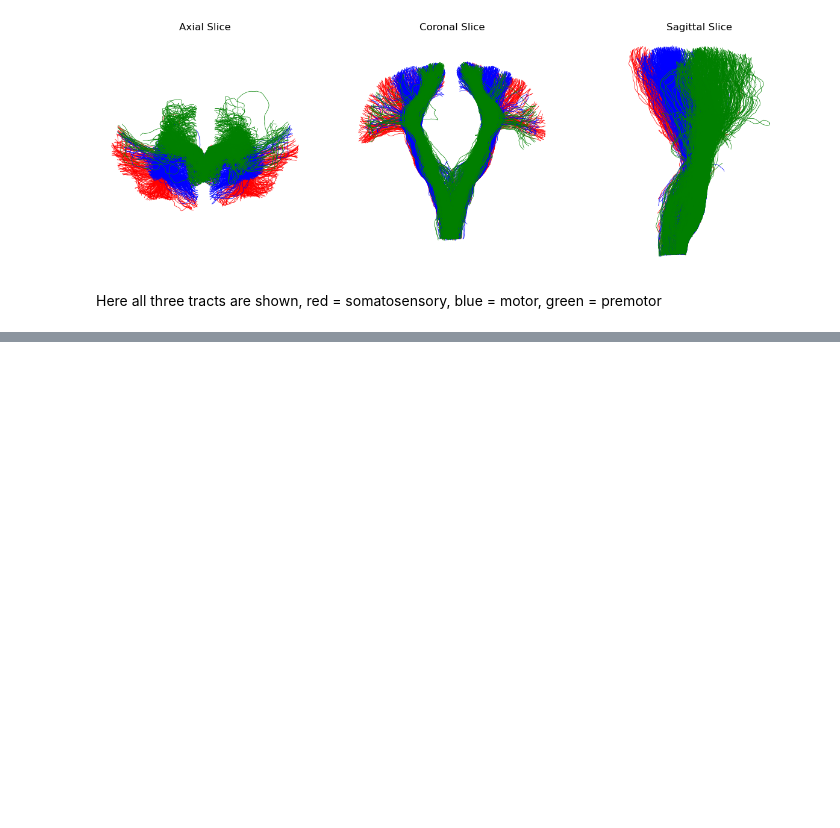
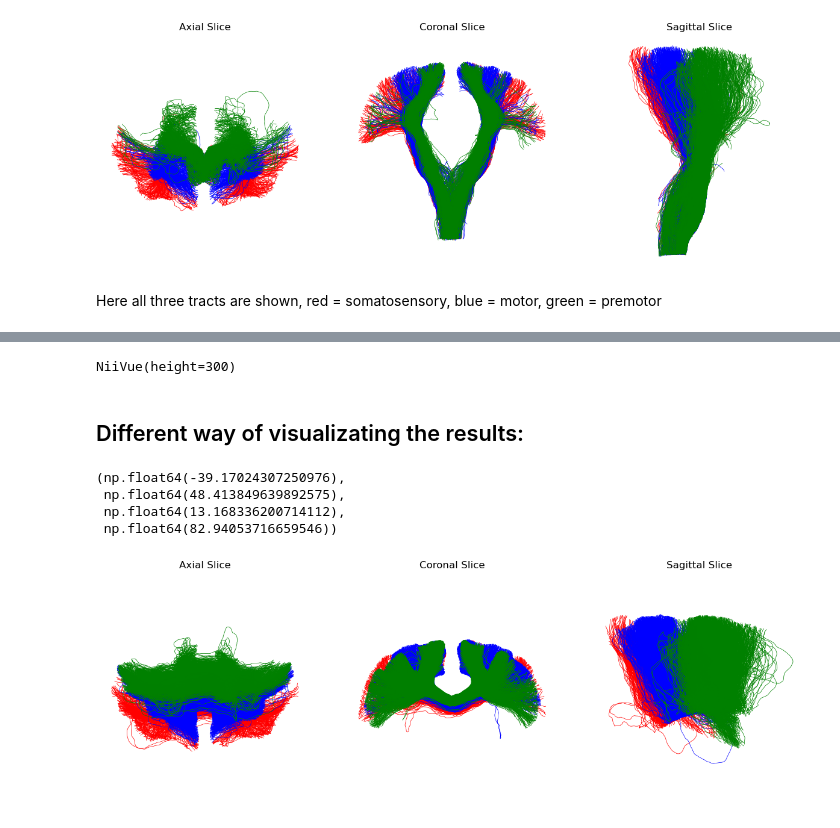
Before and after one commit to halmgren/tractography_tutorial_pactals, a Jupyter notebook: Tutorial_tractography_pactals_neurodesk.ipynb, the cells around one changed output, grey strips where cells are left out. Drawn from its saved outputs; the diff is of its cells as text; code cells hidden in the pictures; blank space fills up the shorter version.

```diff
--- a/Tutorial_tractography_pactals_neurodesk.ipynb
+++ b/Tutorial_tractography_pactals_neurodesk.ipynb
@@ -289,0 +396,18 @@ Here all three tracts are shown, red = somatosensory, blue = motor, green = prem
+# %%
+#Display the premotor part of the CC
+nv=NiiVue()
+nv.load_volumes(
+    [
+        {"path": "anatomical.nii.gz"}
+    ]
+)
+nv.load_meshes(
+    [
+        {"path": "../data/fulltract_CC_subdivision5-6.tck"}
+    ]
+)
+nv
+# %% [output]
+NiiVue(height=300)
+# %% [markdown]
+## Different way of visualizating the results:
@@ -289,0 +417,56 @@ Here all three tracts are shown, red = somatosensory, blue = motor, green = prem
+# %%
+# Somatosensory part
+# Load the .tck file using nibabel
+tractogram1 = nib.streamlines.load("../data/fulltract_CC_subdivision1-2.tck")
+streamlines_to_display1 = tractogram1.streamlines
+streamlines_to_display1 = list(streamlines_to_display1)
+
+tractogram2 = nib.streamlines.load("../data/fulltract_CC_subdivision3-4.tck")
+streamlines_to_display2 = tractogram2.streamlines
+streamlines_to_display2 = list(streamlines_to_display2)
+
+tractogram3 = nib.streamlines.load("../data/fulltract_CC_subdivision5-6.tck")
+streamlines_to_display3 = tractogram3.streamlines
+streamlines_to_display3 = list(streamlines_to_display3)
+
+# Set up the plot with 3 subplots
+fig, axes = plt.subplots(1, 3, figsize=(15, 5))
+
+# Plot Axial slice
+for streamline in streamlines_to_display1:
+    axes[0].plot(streamline[:, 0], streamline[:, 1], color='red', lw=0.5)
+for streamline in streamlines_to_display2:
+    axes[0].plot(streamline[:, 0], streamline[:, 1], color='blue', lw=0.5)
+for streamline in streamlines_to_display3:
+    axes[0].plot(streamline[:, 0], streamline[:, 1], color='green', lw=0.5)
+axes[0].axis("off")
+axes[0].set_title("Axial Slice")
+axes[0].axis("equal")
+
+# Plot Coronal slice
+for streamline in streamlines_to_display1:
+    axes[1].plot(streamline[:, 0], streamline[:, 2], color='red', lw=0.5)
+for streamline in streamlines_to_display2:
+    axes[1].plot(streamline[:, 0], streamline[:, 2], color='blue', lw=0.5)
+for streamline in streamlines_to_display3:
+    axes[1].plot(streamline[:, 0], streamline[:, 2], color='green', lw=0.5)
+axes[1].axis("off")
+axes[1].set_title("Coronal Slice")
+axes[1].axis("equal")
+
+# Plot Sagittal slice
+for streamline in streamlines_to_display1:
+    axes[2].plot(streamline[:, 1], streamline[:, 2], color='red', lw=0.5)
+for streamline in streamlines_to_display2:
+    axes[2].plot(streamline[:, 1], streamline[:, 2], color='blue', lw=0.5)
+for streamline in streamlines_to_display3:
+    axes[2].plot(streamline[:, 1], streamline[:, 2], color='green', lw=0.5)
+axes[2].axis("off")
+axes[2].set_title("Sagittal Slice")
+axes[2].axis("equal")
+# %% [output]
+(np.float64(-39.17024307250976),
+ np.float64(48.413849639892575),
+ np.float64(13.168336200714112),
+ np.float64(82.94053716659546))
+[figure, added]
```
Also changed, not shown: parts of 19 cells of this notebook.
